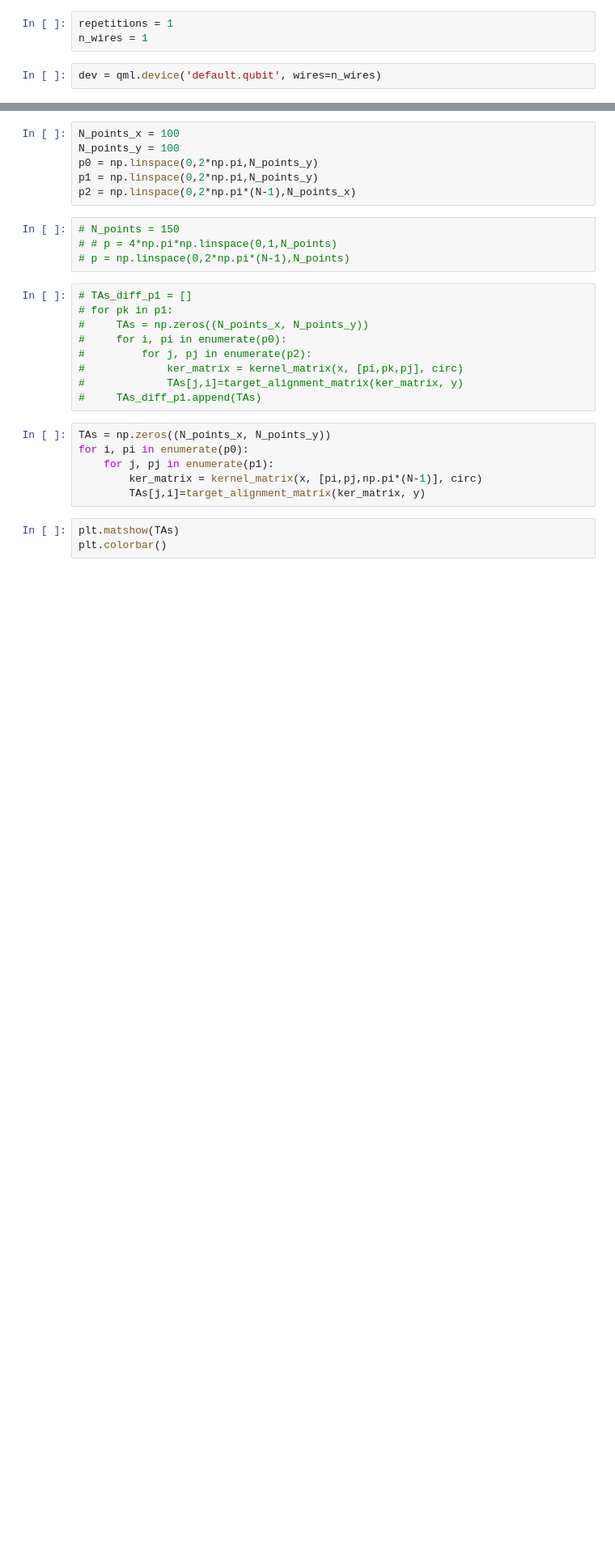
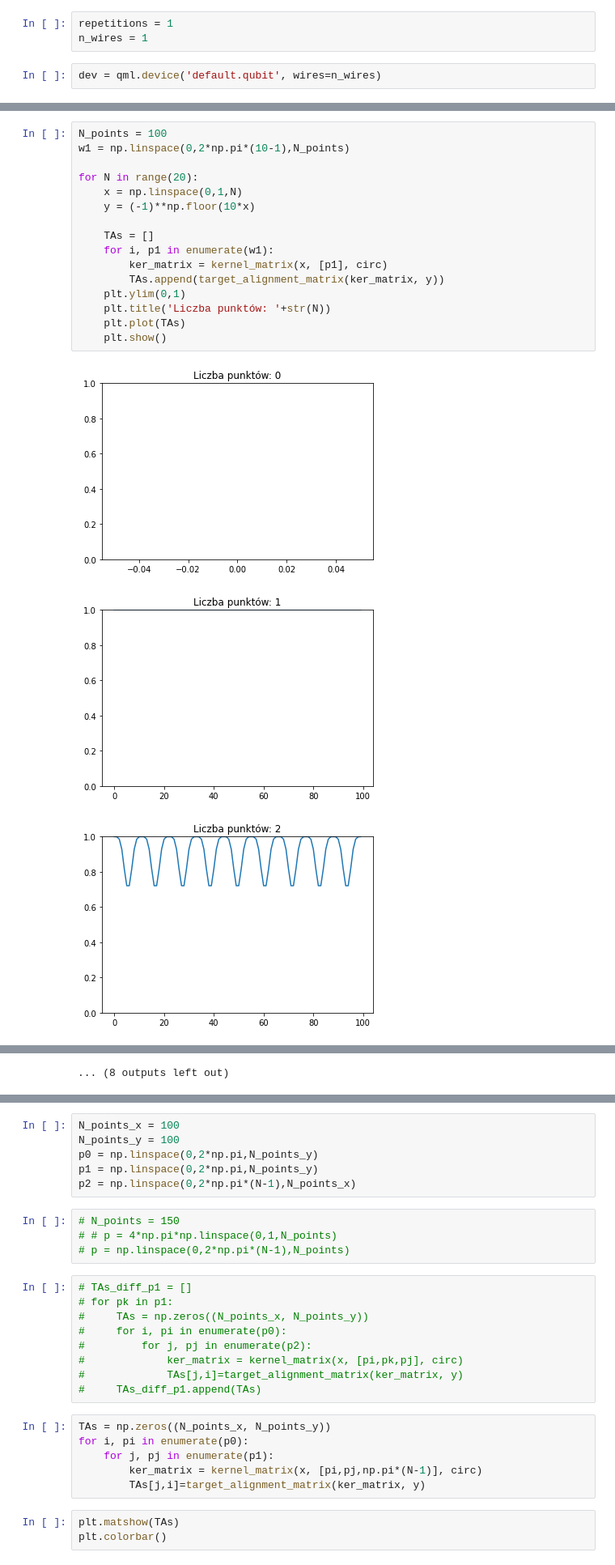
Before and after one commit to Quantum-Cosmos-Lab/quantum_maps_for_beads, a Jupyter notebook: toy_model_different_ansatz.ipynb, the cells around one changed output, grey strips where cells are left out. Shown at 81% size. Cells and saved outputs as stored; diff of their text form; blank space fills up the shorter version.

```diff
--- a/toy_model_different_ansatz.ipynb
+++ b/toy_model_different_ansatz.ipynb
@@ -76,0 +146,20 @@ tensor(0.00023199, requires_grad=True)
+# %%
+N_points = 100
+w1 = np.linspace(0,2*np.pi*(10-1),N_points)
+
+for N in range(20):
+    x = np.linspace(0,1,N)
+    y = (-1)**np.floor(10*x)
+
+    TAs = []
+    for i, p1 in enumerate(w1):
+        ker_matrix = kernel_matrix(x, [p1], circ)
+        TAs.append(target_alignment_matrix(ker_matrix, y))
+    plt.ylim(0,1)
+    plt.title('Liczba punktów: '+str(N))
+    plt.plot(TAs)
+    plt.show()
+# %% [output]
+[figure, added]
+[figure, added]
+[figure, added]
@@ -76,0 +175 @@ tensor(0.00023199, requires_grad=True)
+... (8 outputs left out)
```
Also changed, not shown: parts of 29 cells of this notebook.
